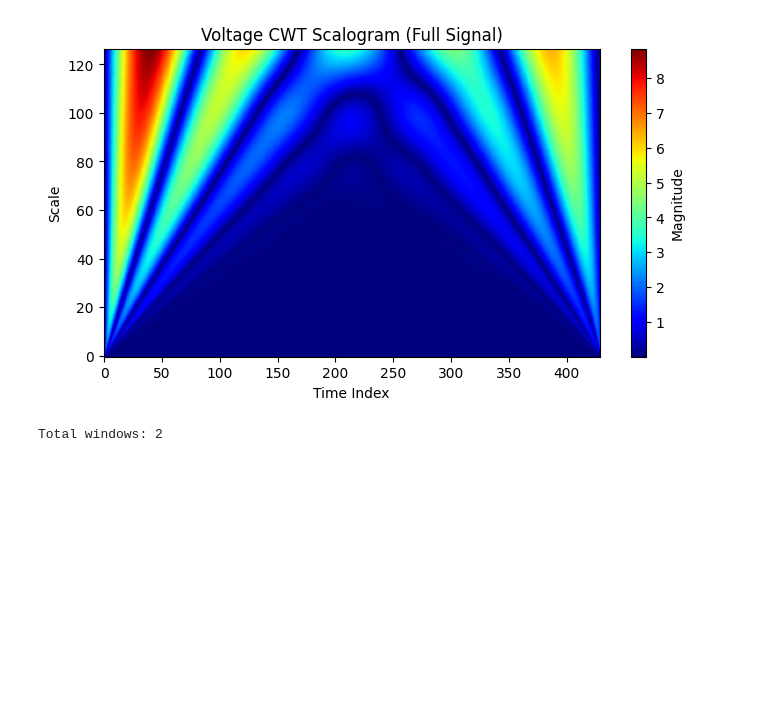
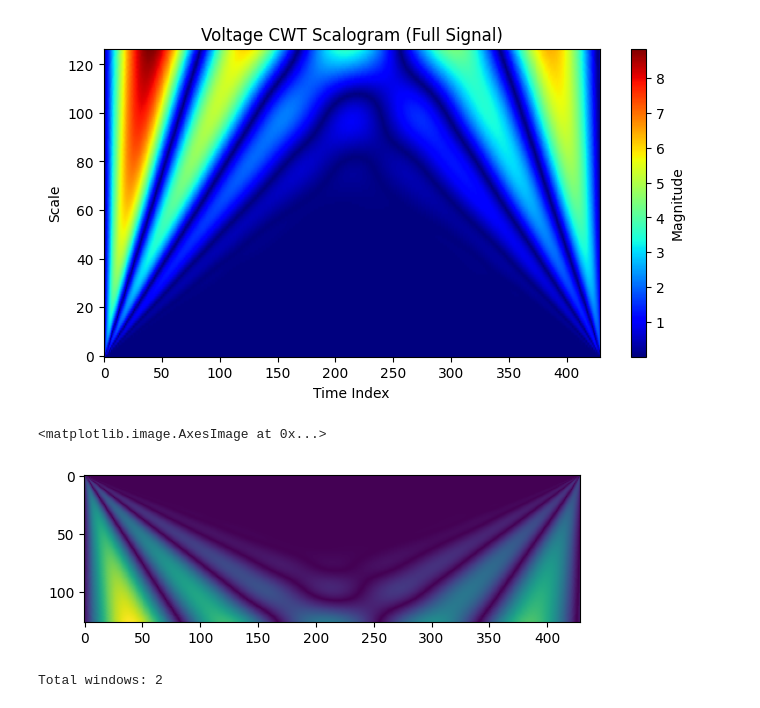
Before and after one commit to saurabhpandey2108/Wavelet_Analysis, a Jupyter notebook: CWT/cwtv.ipynb, the cells around one changed output. Cells and saved outputs as stored; diff of their text form; code cells hidden in the pictures; blank space fills up the shorter version.

```diff
--- a/CWT/cwtv.ipynb
+++ b/CWT/cwtv.ipynb
@@ -33,8 +33,10 @@ temperature = df["Temperature_measured"].values  # optional
 time = df["Time"].values
 # %%
 # Estimate sampling period from time column
-dt = np.mean(np.diff(time))
-fs = 1 / dt
+def estimate_fs(time_window):
+    return 1 / np.median(np.diff(time_window))
+
+fs = estimate_fs(time)
 
 print("Estimated sampling frequency:", fs, "Hz")
 # %% [output]
@@ -80,6 +92,11 @@ plt.title("Voltage CWT Scalogram (Full Signal)")
 plt.show()
 # %% [output]
 [figure]
+# %%
+plt.imshow(np.abs(coeff_v))
+# %% [output]
+<matplotlib.image.AxesImage at 0x...>
+[figure, added]
 # %%
 window_size = 256   # samples
 stride = 128        # 50% overlap
```
Also changed, not shown: parts of 10 cells of this notebook, 7 other files.
